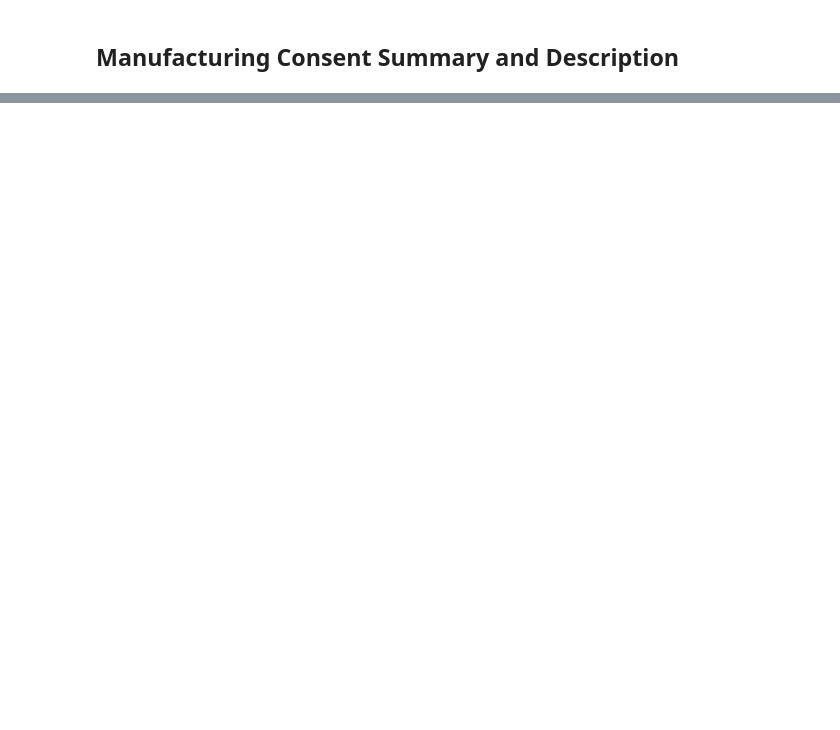
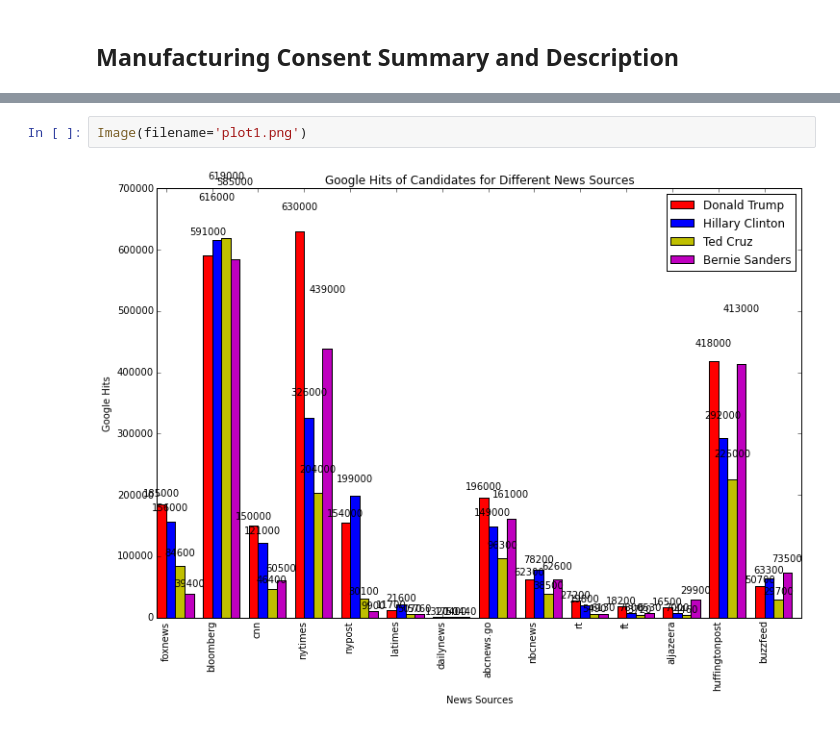
Before and after one commit to nborggren/ManufacturingConsent, a Jupyter notebook: ManufacturingConsentSummary.ipynb, the cells around one changed output, grey strips where cells are left out. Cells and saved outputs as stored; diff of their text form; blank space fills up the shorter version.

```diff
--- a/ManufacturingConsentSummary.ipynb
+++ b/ManufacturingConsentSummary.ipynb
@@ -12,0 +18,4 @@ One hears complaints of their candidate being blacked out of the media, or of a
+# %%
+Image(filename='plot1.png')
+# %% [output]
+[figure, added]
```
Also changed, not shown: parts of 2 cells of this notebook, 2 other files.
